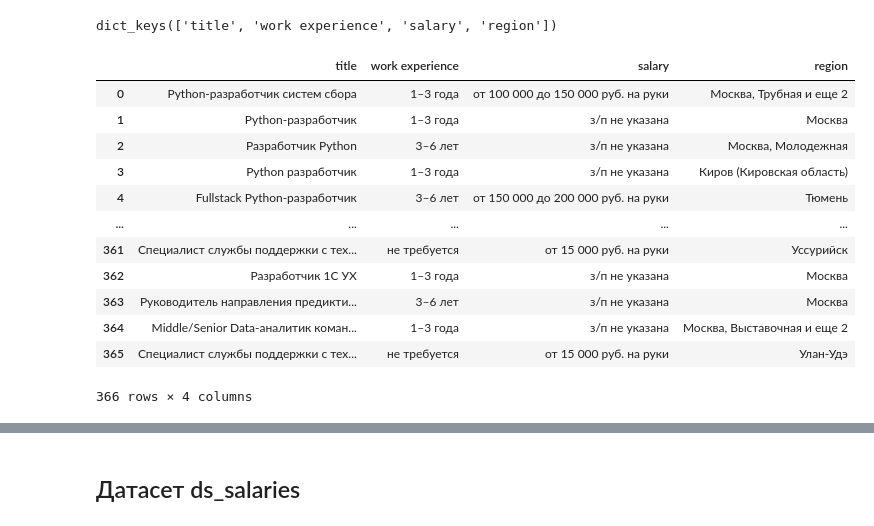
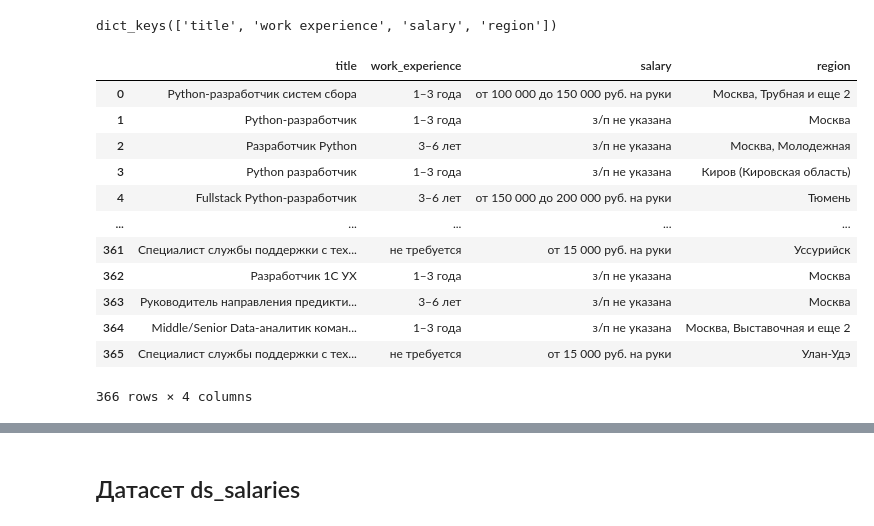
Before and after one commit to stakun/DE_Sprint, a Jupyter notebook: TASK1_5_HW/TASK1_5_HW.ipynb, the cells around one changed output, grey strips where cells are left out. Drawn from its saved outputs; the diff is of its cells as text; code cells hidden in the pictures.

```diff
--- a/TASK1_5_HW/TASK1_5_HW.ipynb
+++ b/TASK1_5_HW/TASK1_5_HW.ipynb
@@ -43,10 +50,11 @@ dict_keys(['title', 'work experience', 'salary', 'region'])
 # %%
 # импортируем данные в датафрейм Pandas
 
 hh_data = pd.DataFrame(data_list, columns=data["data"][0].keys())
+hh_data.rename(columns = {'work experience' : 'work_experience'}, inplace = True)
 hh_data
 # %% [output]
-|  | title | work experience | salary | region |
+|  | title | work_experience | salary | region |
 | 0 | Python-разработчик систем сбора | 1–3 года | от 100 000 до 150 000 руб. на руки | Москва, Трубная и еще 2 |
 | 1 | Python-разработчик | 1–3 года | з/п не указана | Москва |
 | 2 | Разработчик Python | 3–6 лет | з/п не указана | Москва, Молодежная |
```
Also changed, not shown: parts of 47 cells of this notebook.
